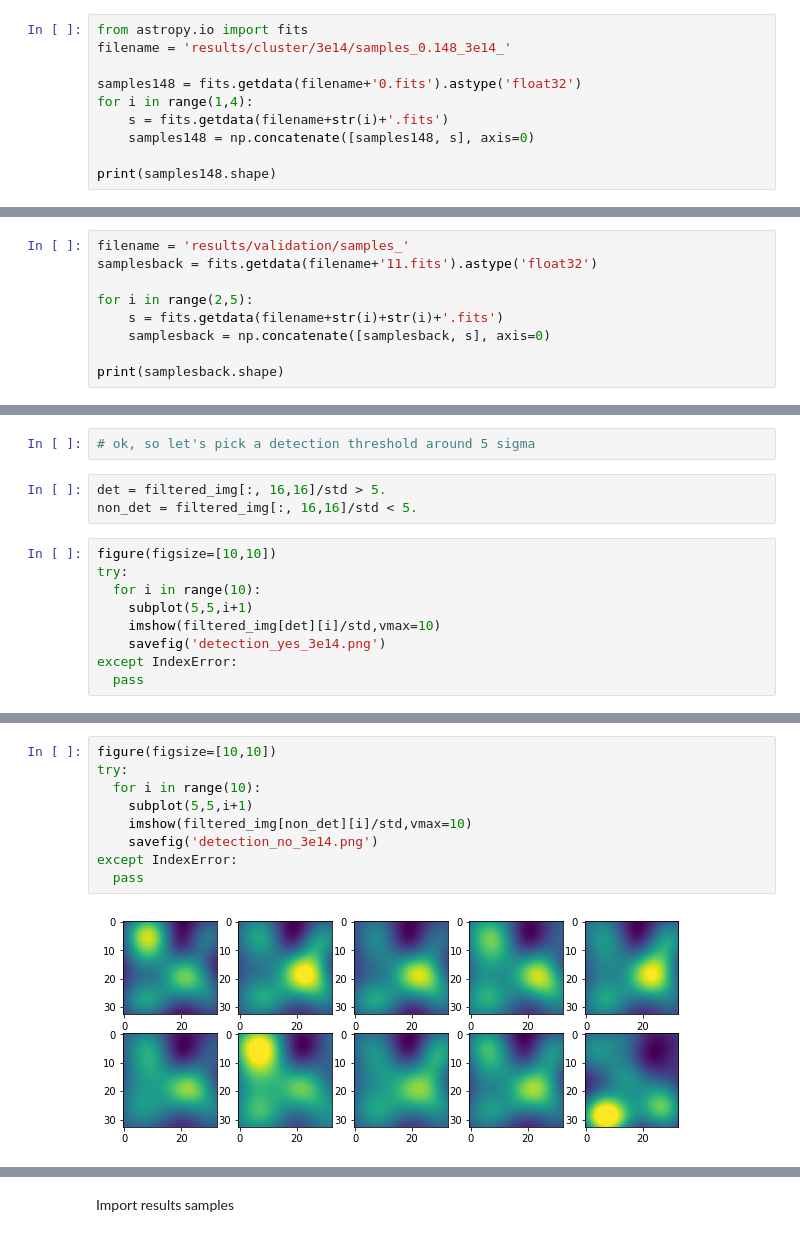
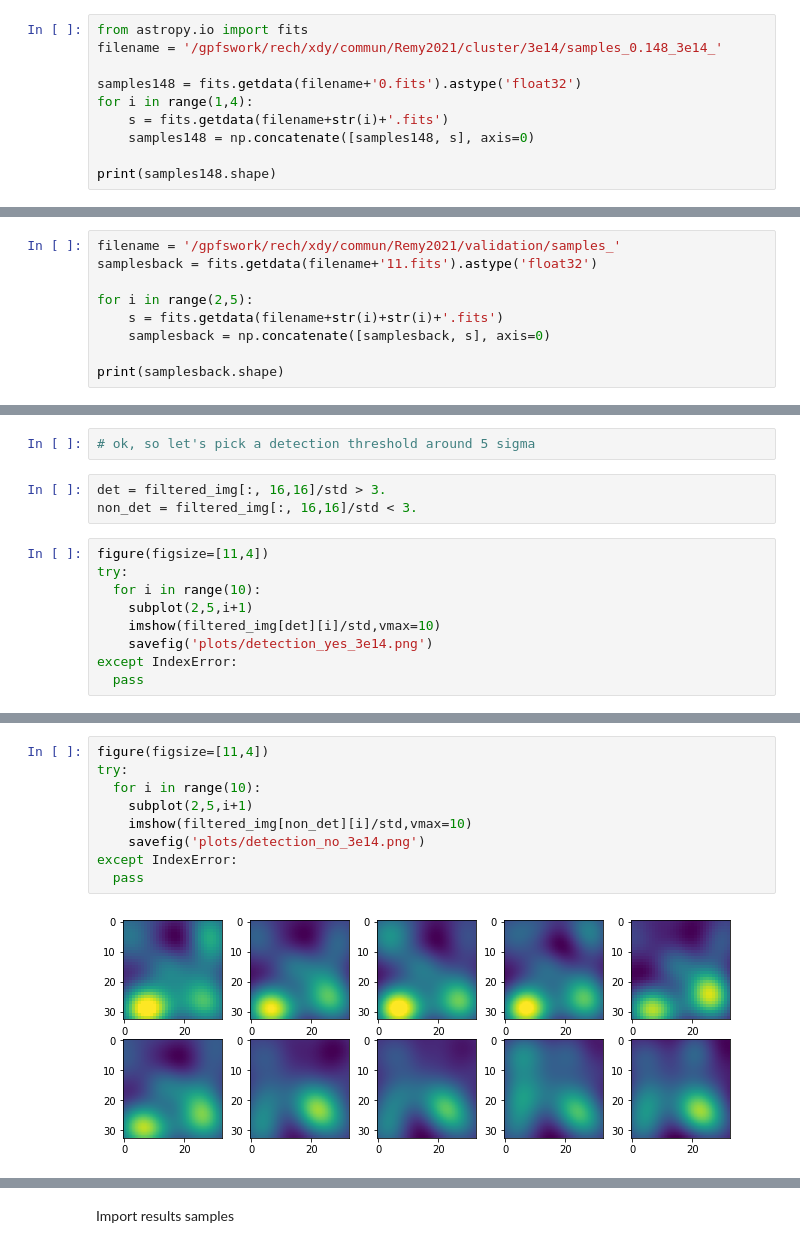
Before and after one commit to CosmoStat/jax-lensing, a Jupyter notebook: papers/Remy2021/Detection.ipynb, the cells around one changed output, grey strips where cells are left out. Saved outputs shown, nothing was run; the diff lists cells and outputs as text.

```diff
--- a/papers/Remy2021/Detection.ipynb
+++ b/papers/Remy2021/Detection.ipynb
@@ -11,7 +11,7 @@ Populating the interactive namespace from numpy and matplotlib
 Import posterior samples with the inserted cluster of mass $6\times10^{14}~M_\odot$
 # %%
 from astropy.io import fits
-filename = 'results/cluster/3e14/samples_0.148_3e14_'
+filename = '/gpfswork/rech/xdy/commun/Remy2021/cluster/3e14/samples_0.148_3e14_'
 
 samples148 = fits.getdata(filename+'0.fits').astype('float32')
 for i in range(1,4):
@@ -59,7 +59,7 @@ imshow(img[:,x-w:x+w+1, y-w:y+w+1].mean(axis=0),vmax=0.15)
 # %% [markdown]
 Import samples without the insterted cluster
 # %%
-filename = 'results/validation/samples_'
+filename = '/gpfswork/rech/xdy/commun/Remy2021/validation/samples_'
 samplesback = fits.getdata(filename+'11.fits').astype('float32')
 
 for i in range(2,5):
@@ -294,15 +294,15 @@ legend()
 # %%
 # ok, so let's pick a detection threshold around 5 sigma
 # %%
-det = filtered_img[:, 16,16]/std > 5.
-non_det = filtered_img[:, 16,16]/std < 5.
+det = filtered_img[:, 16,16]/std > 3.
+non_det = filtered_img[:, 16,16]/std < 3.
 # %%
-figure(figsize=[10,10])
+figure(figsize=[11,4])
 try:
   for i in range(10):
-    subplot(5,5,i+1)
+    subplot(2,5,i+1)
     imshow(filtered_img[det][i]/std,vmax=10)
-    savefig('detection_yes_3e14.png')
+    savefig('plots/detection_yes_3e14.png')
 except IndexError:
   pass
 # %% [output]
@@ -310,14 +310,14 @@ except IndexError:
 # %%
-figure(figsize=[10,10])
+figure(figsize=[11,4])
 try:
   for i in range(10):
-    subplot(5,5,i+1)
+    subplot(2,5,i+1)
     imshow(filtered_img[non_det][i]/std,vmax=10)
-    savefig('detection_no_3e14.png')
+    savefig('plots/detection_no_3e14.png')
 except IndexError:
   pass
 # %% [output]
-[figure, old version]
+[figure, new version]
 # %%
 hist(det*1., density=True);
 # %% [output]
```
Also changed, not shown: parts of 7 cells of this notebook.
